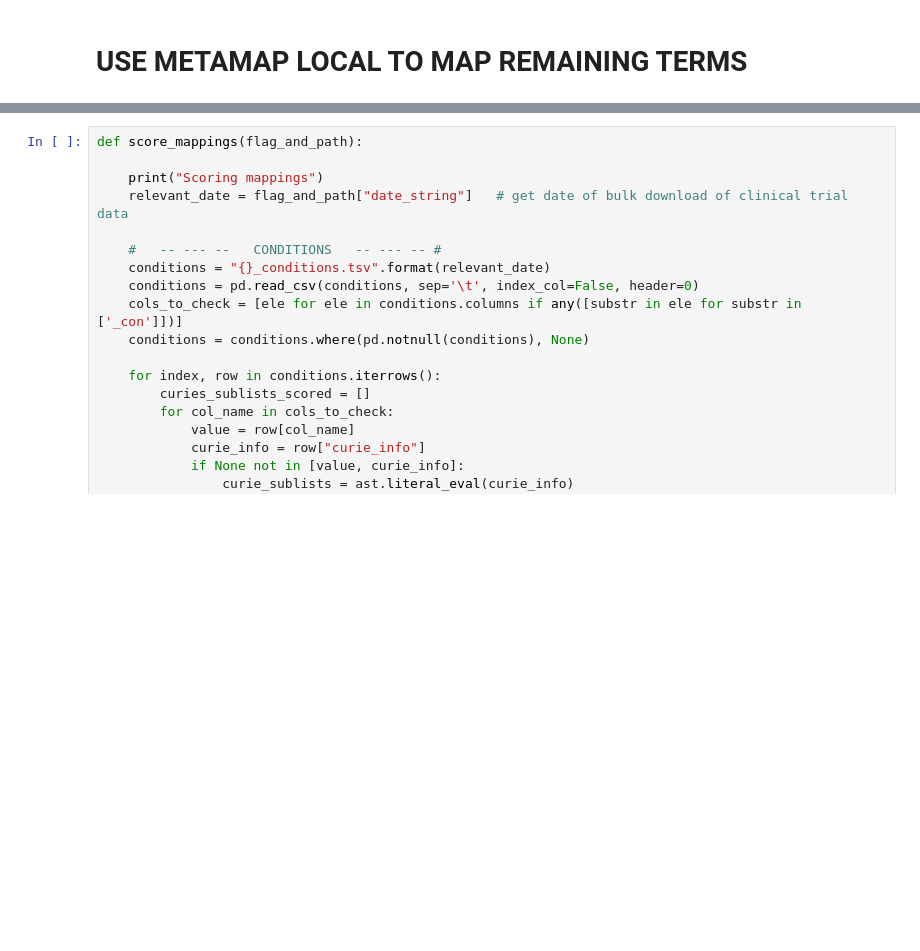
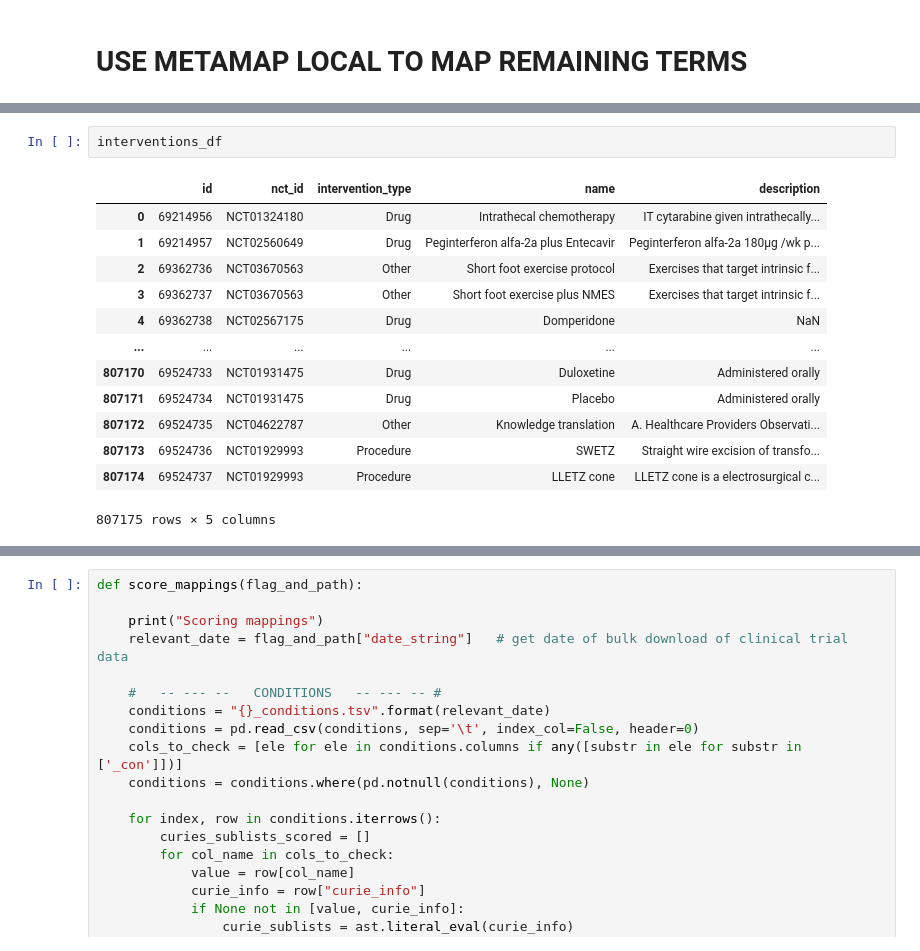
Before and after one commit to GitHubbit/Multiomics_ClinicalTrials_KP, a Jupyter notebook: mapper_ipynb_to_py_mm_only.ipynb, the cells around one changed output, grey strips where cells are left out. Drawn from its saved outputs; the diff is of its cells as text; blank space fills up the shorter version.

```diff
--- a/mapper_ipynb_to_py_mm_only.ipynb
+++ b/mapper_ipynb_to_py_mm_only.ipynb
@@ -453,0 +624,16 @@ def term_list_to_mm(df_dict, flag_and_path):
+# %%
+interventions_df
+# %% [output]
+|  | id | nct_id | intervention_type | name | description |
+| 0 | 69214956 | NCT01324180 | Drug | Intrathecal chemotherapy | IT cytarabine given intrathecally... |
+| 1 | 69214957 | NCT02560649 | Drug | Peginterferon alfa-2a plus Entecavir | Peginterferon alfa-2a 180μg /wk p... |
+| 2 | 69362736 | NCT03670563 | Other | Short foot exercise protocol | Exercises that target intrinsic f... |
+| 3 | 69362737 | NCT03670563 | Other | Short foot exercise plus NMES | Exercises that target intrinsic f... |
+| 4 | 69362738 | NCT02567175 | Drug | Domperidone | NaN |
+| ... | ... | ... | ... | ... | ... |
+| 807170 | 69524733 | NCT01931475 | Drug | Duloxetine | Administered orally |
+| 807171 | 69524734 | NCT01931475 | Drug | Placebo | Administered orally |
+| 807172 | 69524735 | NCT04622787 | Other | Knowledge translation | A. Healthcare Providers Observati... |
+| 807173 | 69524736 | NCT01929993 | Procedure | SWETZ | Straight wire excision of transfo... |
+| 807174 | 69524737 | NCT01929993 | Procedure | LLETZ cone | LLETZ cone is a electrosurgical c... |
+807175 rows × 5 columns
```
Also changed, not shown: parts of 36 cells of this notebook.
